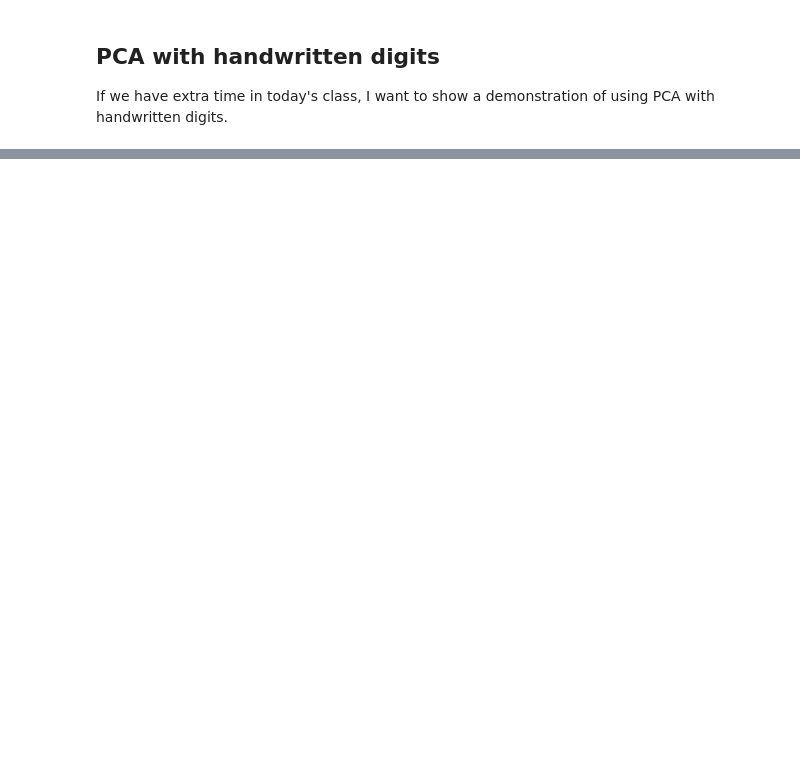
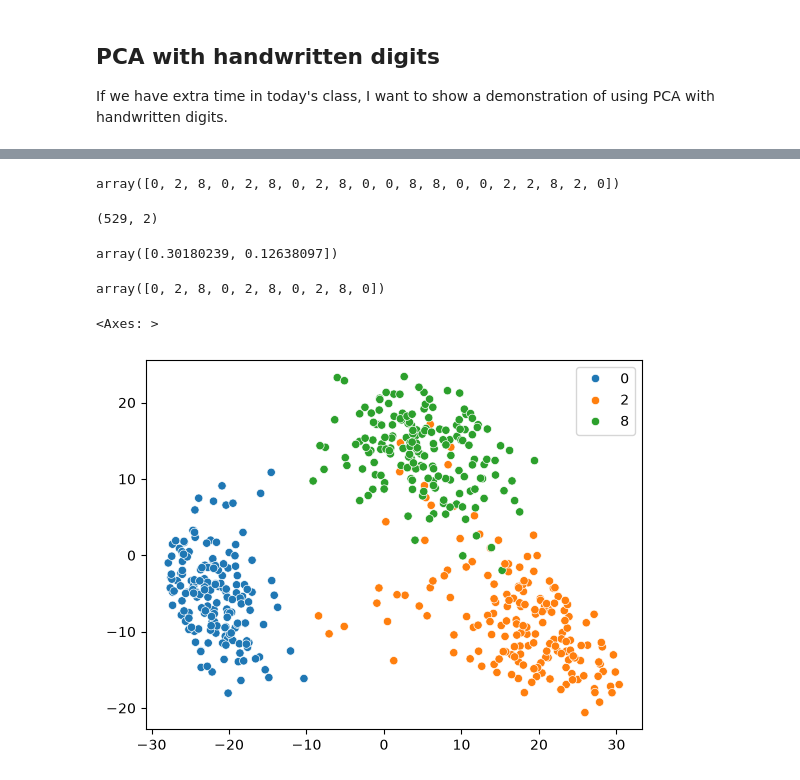
Before and after one commit to ChristopherDavisUCI/AISCI210-Unit3-GradientDescent, a Jupyter notebook: Week9-Tuesday.ipynb, the cells around one changed output, grey strips where cells are left out. Saved outputs shown, nothing was run; the diff lists cells and outputs as text; code cells hidden in the pictures; blank space fills up the shorter version.

```diff
--- a/Week9-Tuesday.ipynb
+++ b/Week9-Tuesday.ipynb
@@ -79,0 +168,3 @@ ax.imshow(X[5].reshape((8,8)), cmap="binary");
+# %%
+# will reduce from 64 to 2 dimensions
+pca = PCA(n_components=2)
@@ -79,0 +173,5 @@ ax.imshow(X[5].reshape((8,8)), cmap="binary");
+# %%
+bool_ser = (y == 0) | (y == 2) | (y == 8)
+# %%
+X_sub = X[bool_ser]
+y_sub = y[bool_ser]
@@ -79,0 +186,29 @@ ax.imshow(X[5].reshape((8,8)), cmap="binary");
+# %%
+y_sub[:20]
+# %% [output]
+array([0, 2, 8, 0, 2, 8, 0, 2, 8, 0, 0, 8, 8, 0, 0, 2, 2, 8, 2, 0])
+# %%
+# first fit, then transform, all in one method
+X_transform = pca.fit_transform(X_sub)
+# %%
+X_transform.shape
+# %% [output]
+(529, 2)
+# %%
+pca.explained_variance_ratio_
+# %% [output]
+array([0.30180239, 0.12638097])
+# %%
+y_sub[:10]
+# %% [output]
+array([0, 2, 8, 0, 2, 8, 0, 2, 8, 0])
+# %%
+sns.scatterplot(
+    x=X_transform[:, 0],
+    y=X_transform[:, 1],
+    hue=y_sub,
+    palette="tab10"
+)
+# %% [output]
+<Axes: >
+[figure, added]
```
Also changed, not shown: parts of 22 cells of this notebook.
